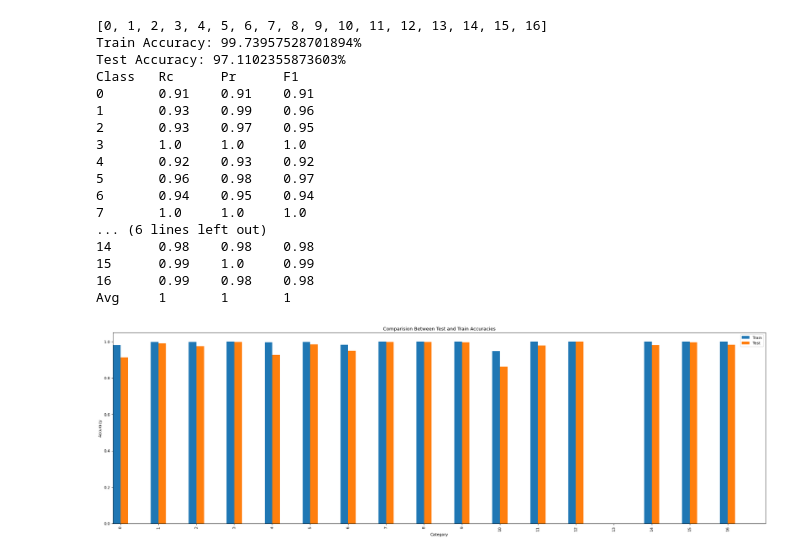
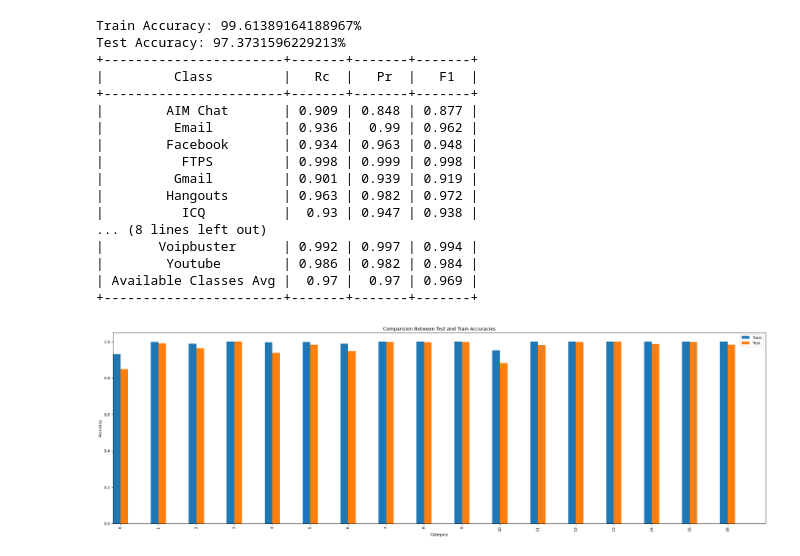
Before and after one commit to mrazimi99/deep-packet, a Jupyter notebook: DeepPacket.ipynb, the cells around one changed output. Cells and saved outputs as stored; diff of their text form; code cells hidden in the pictures.

```diff
--- a/DeepPacket.ipynb
+++ b/DeepPacket.ipynb
@@ -284,19 +291,24 @@ def test_model_accuracy(model, test_loader, classes):
     print('Accuracy: {}%'.format(accuracy))
     return [x / y if y else 0 for x, y in zip(correct_predicted.values(), all_predicted.values())], [x / y if y else 0 for x, y in zip(correct_predicted.values(), num_of_labels.values())]
 # %%
-def analyse(model, train_loader, test_loader, classes):
+def analyse(model, train_loader, test_loader, classes, task):
     print('Train ', end='')
     train_rcs, train_prs = test_model_accuracy(model, train_loader, classes)
     print('Test ', end='')
     test_rcs, test_prs = test_model_accuracy(model, test_loader, classes)
-    test_f1 = []
+    pos_test_rcs = [elem for elem in test_rcs if elem]
+    pos_test_prs = [elem for elem in test_prs if elem]
+    pos_test_f1 = []
+    table = PrettyTable(['Class', 'Rc', 'Pr', 'F1'])
 
-    print('Class\tRc\tPr\tF1')
-    for i, (rc, pr) in enumerate(zip(test_rcs, test_prs)):
+    for i, (rc, pr) in enumerate(zip(pos_test_rcs, pos_test_prs)):
         f1 = 2 * rc * pr / (rc + pr) if (rc + pr) else 0
-        test_f1.append(f1)
-        print(str(i) + '\t' + str(round(rc, 2)) + '\t' + str(round(pr, 2)) + '\t' + str(round(f1, 2)))
-    print('Avg\t' + str(round(sum(test_rcs) / len(test_rcs))) + '\t' + str(round(sum(test_prs) / len(test_prs))) + '\t' + str(round(sum(test_f1) / len(test_f1))))
+        pos_test_f1.append(f1)
+        class_name = ID_TO_TRAFFIC.get(i) if task == 'traffic' else ID_TO_APP.get(i)
+        table.add_row([class_name, str(round(rc, 3)), str(round(pr, 3)), str(round(f1, 3))])
+
+    table.add_row(['Available Classes Avg', str(round(sum(pos_test_rcs) / len(pos_test_rcs), 3)), str(round(sum(pos_test_prs) / len(pos_test_prs), 3)), str(round(sum(pos_test_f1) / len(pos_test_f1), 3))])
+    print(table)
 
     plt.figure(figsize=(30, 9), dpi= 80, facecolor='w', edgecolor='k')
     plt.bar([i - 0.1 for i in range(len(classes))], train_prs, width=0.2, label='Train')
@@ -328,4 +340,3 @@ print(app_classes)
 # %%
-# fit(model, traffic_train_loader, device, criterion, optimizer, num_epochs=200)
-fit(model, app_train_loader, device, criterion, optimizer, num_epochs=200)
+fit(model, traffic_train_loader, device, criterion, optimizer, num_epochs=200)
 # %% [output]
@@ -374,23 +407,22 @@ Avg     1       1       1
 # %%
-app_classes = [i for i in range(max(app_classes) + 1)]
-print(app_classes)
-analyse(model, app_train_loader, app_test_loader, app_classes)
+all_app_classes = [i for i in range(max(app_classes) + 1)]
+analyse(model, app_train_loader, app_test_loader, all_app_classes, 'app')
 # %% [output]
-[0, 1, 2, 3, 4, 5, 6, 7, 8, 9, 10, 11, 12, 13, 14, 15, 16]
-Train Accuracy: 99.73957528701894%
-Test Accuracy: 97.1102355873603%
-Class   Rc      Pr      F1
-0       0.91    0.91    0.91
-1       0.93    0.99    0.96
-2       0.93    0.97    0.95
-3       1.0     1.0     1.0
-4       0.92    0.93    0.92
-5       0.96    0.98    0.97
-6       0.94    0.95    0.94
-7       1.0     1.0     1.0
-... (6 lines left out)
-14      0.98    0.98    0.98
-15      0.99    1.0     0.99
-16      0.99    0.98    0.98
-Avg     1       1       1
+Train Accuracy: 99.61389164188967%
+Test Accuracy: 97.3731596229213%
++-----------------------+-------+-------+-------+
+|         Class         |   Rc  |   Pr  |   F1  |
++-----------------------+-------+-------+-------+
+|        AIM Chat       | 0.909 | 0.848 | 0.877 |
+|         Email         | 0.936 |  0.99 | 0.962 |
+|        Facebook       | 0.934 | 0.963 | 0.948 |
+|          FTPS         | 0.998 | 0.999 | 0.998 |
+|         Gmail         | 0.901 | 0.939 | 0.919 |
+|        Hangouts       | 0.963 | 0.982 | 0.972 |
+|          ICQ          |  0.93 | 0.947 | 0.938 |
+... (8 lines left out)
+|       Voipbuster      | 0.992 | 0.997 | 0.994 |
+|        Youtube        | 0.986 | 0.982 | 0.984 |
+| Available Classes Avg |  0.97 |  0.97 | 0.969 |
++-----------------------+-------+-------+-------+
-[figure, old version]
+[figure, new version]
```
Also changed, not shown: parts of 11 cells of this notebook.
